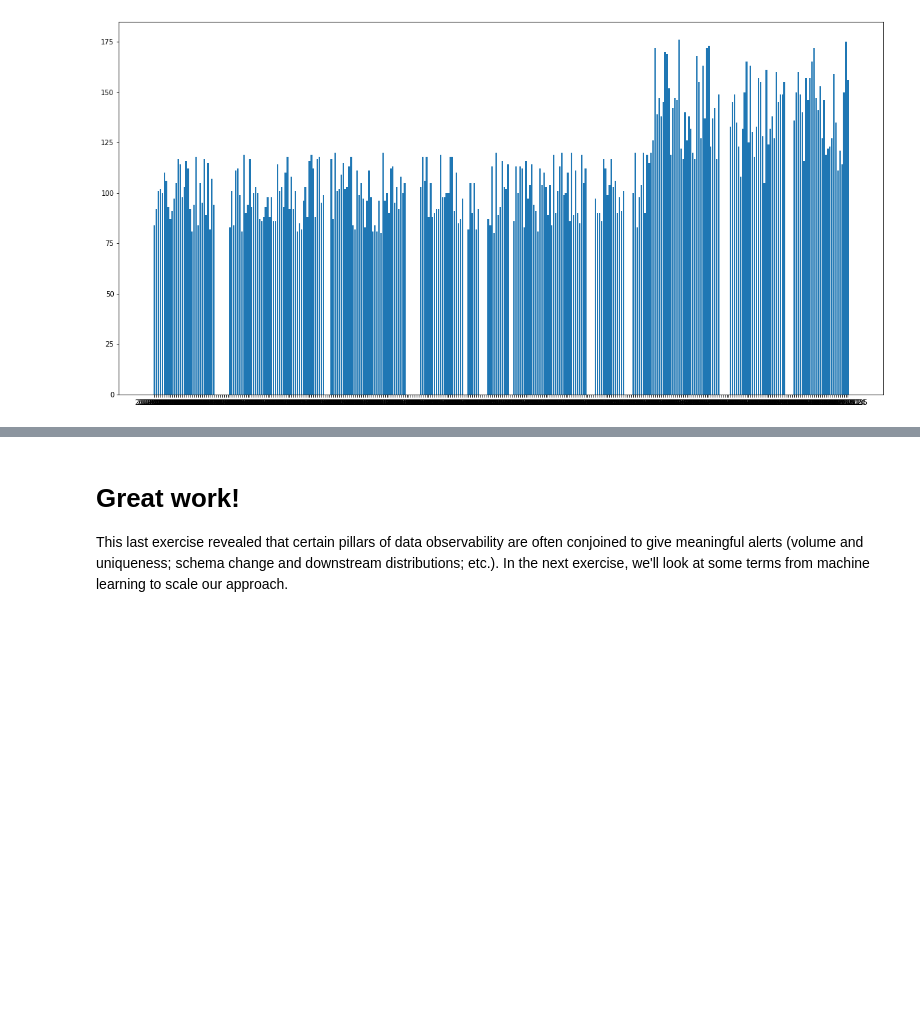
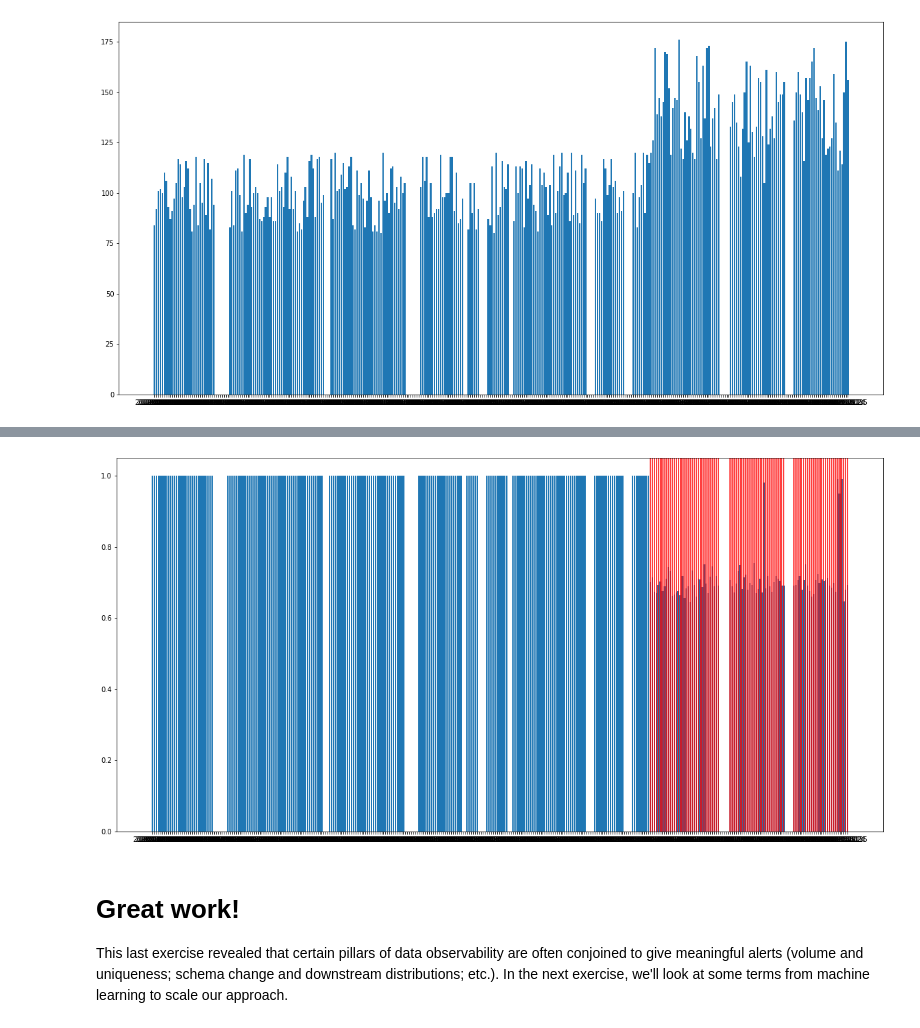
Before and after one commit to monte-carlo-data/data-downtime-challenge, a Jupyter notebook: exercise_3/ex3.ipynb, the cells around one changed output, grey strips where cells are left out. Cells and saved outputs as stored; diff of their text form; code cells hidden in the pictures; blank space fills up the shorter version.

```diff
--- a/exercise_3/ex3.ipynb
+++ b/exercise_3/ex3.ipynb
@@ -265,0 +223,4 @@ SQL = """
+# %%
+h_uniq_anoms = pd.read_sql_query(SQL, conn)
+h_uniq_anoms = h_uniq_anoms \
+    .rename(columns={clmn: clmn.lower() for clmn in h_uniq_anoms.columns})
@@ -266,3 +243,10 @@ SQL = """
+# %%
+plt.figure(figsize=(20, 10))
+plt.bar(all_days, height=h_uniq["pct_unique"])
+for alert in h_uniq_anoms["date_added"]: plt.axvline(x = alert, color = 'r')
+plt.show()
+# %% [output]
+[figure, added]
 # %% [markdown]
 # Great work!
 
```
Also changed, not shown: parts of 28 cells of this notebook, 2 other files.
